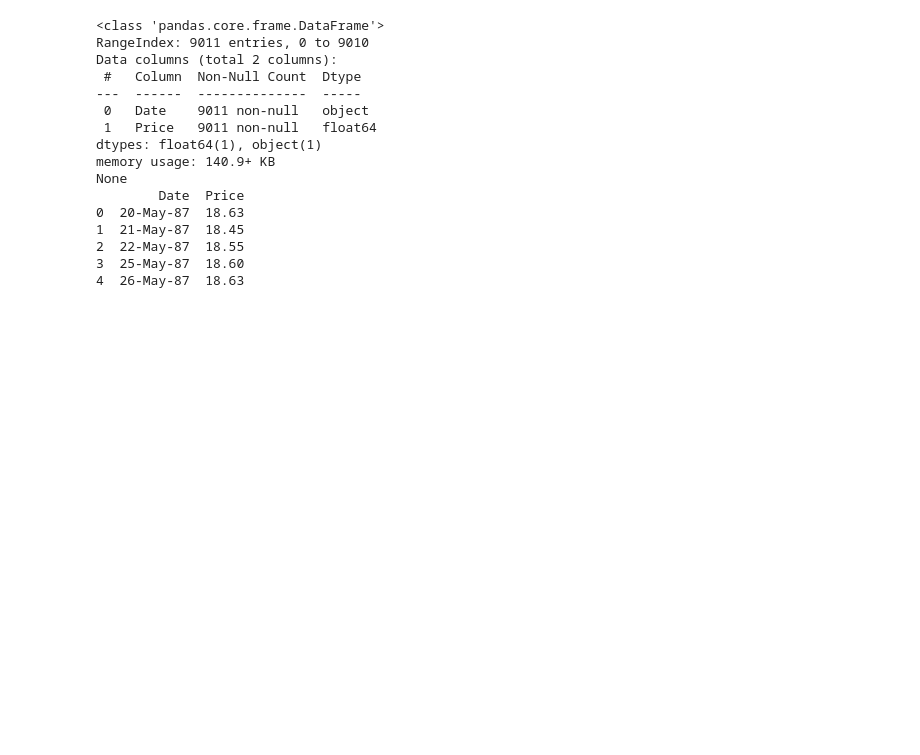
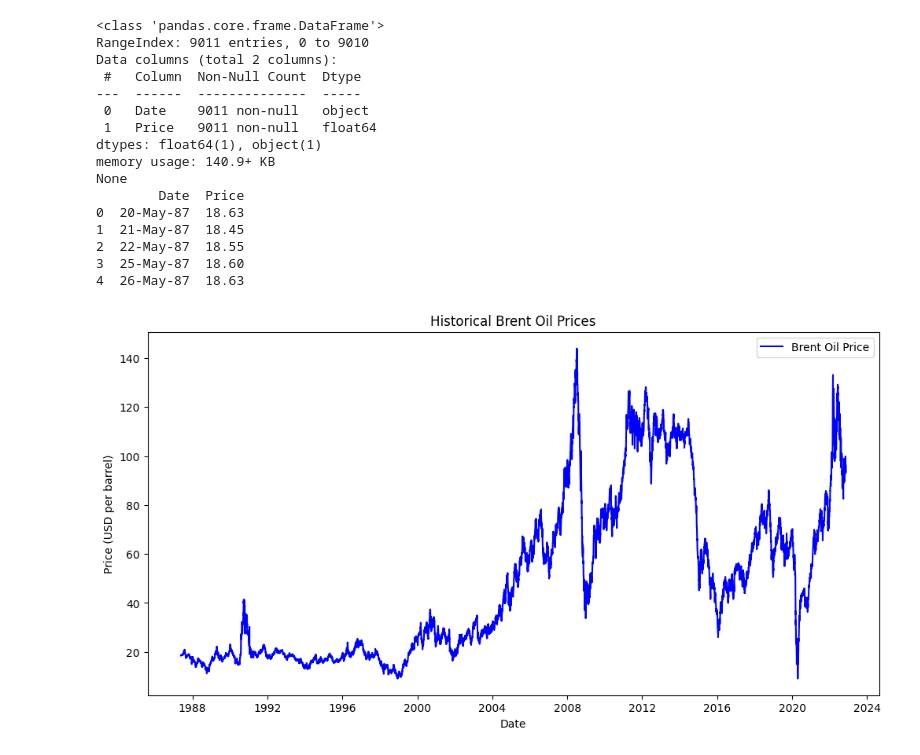
Before and after one commit to amani387/10_ACADAMY_KAIM_W_10, a Jupyter notebook: notebooks/tasks.ipynb, the cells around one changed output. Drawn from its saved outputs; the diff is of its cells as text; code cells hidden in the pictures; blank space fills up the shorter version.

```diff
--- a/notebooks/tasks.ipynb
+++ b/notebooks/tasks.ipynb
@@ -29,3 +70,14 @@ None
 2  22-May-87  18.55
 3  25-May-87  18.60
 4  26-May-87  18.63
+# %%
+# Plot the historical Brent oil prices
+plt.figure(figsize=(12, 6))
+plt.plot(df.index, df['Price'], label='Brent Oil Price', color='blue')
+plt.xlabel('Date')
+plt.ylabel('Price (USD per barrel)')
+plt.title('Historical Brent Oil Prices')
+plt.legend()
+plt.show()
+# %% [output]
+[figure, added]
```
Also changed, not shown: parts of 5 cells of this notebook.
